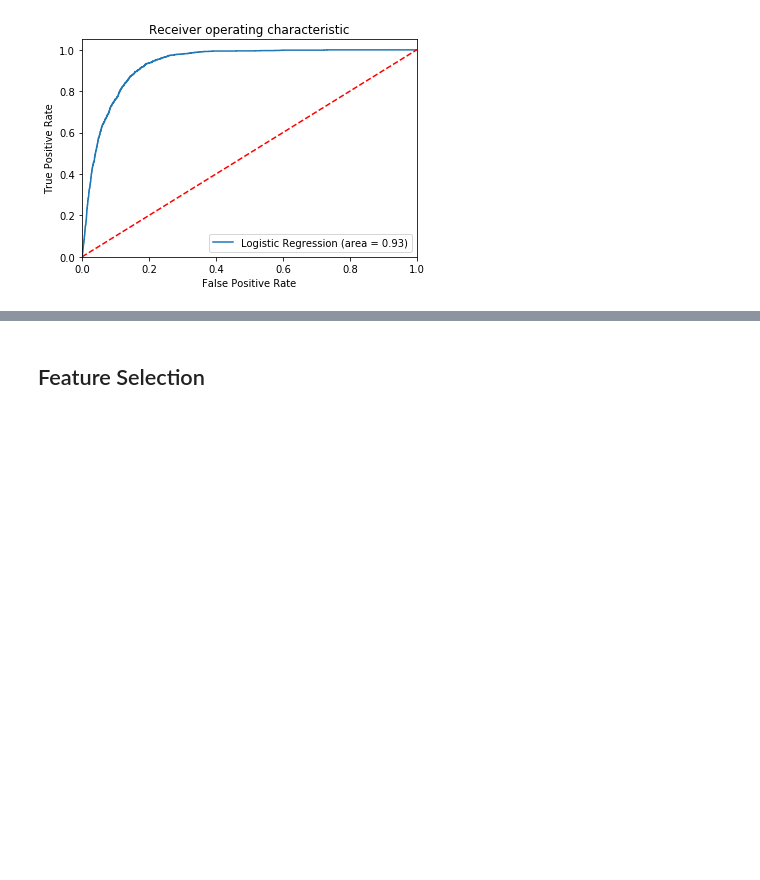
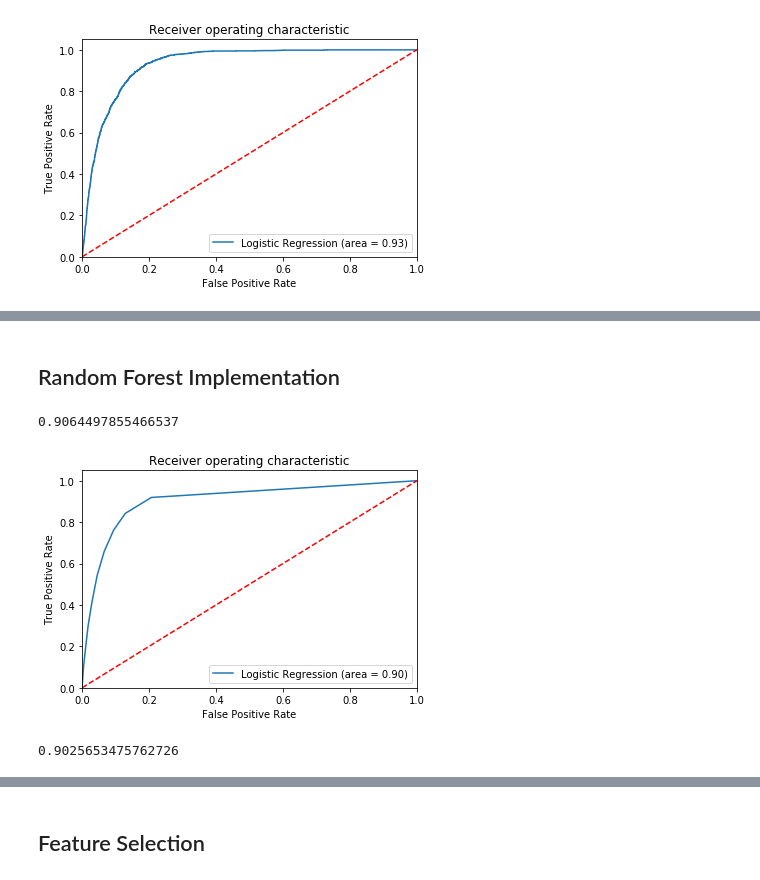
Before and after one commit to finnqiao/bank-logistic, a Jupyter notebook: bank-logistic-v1.ipynb, the cells around one changed output, grey strips where cells are left out. Cells and saved outputs as stored; diff of their text form; code cells hidden in the pictures; blank space fills up the shorter version.

Commit message:
first rf models

```diff
--- a/bank-logistic-v1.ipynb
+++ b/bank-logistic-v1.ipynb
@@ -640,0 +607,2 @@ poly_df = pd.DataFrame(poly_feats_train, columns = poly_feats.get_feature_names(
+# %% [markdown]
+## Random Forest Implementation
@@ -640,0 +611,40 @@ poly_df = pd.DataFrame(poly_feats_train, columns = poly_feats.get_feature_names(
+# %%
+clf = RandomForestClassifier(n_jobs=-1)
+# %%
+X_train, X_test, y_train, y_test = train_test_split(X_df_2, y, test_size = 0.3, random_state = 10)
+X_train.shape, X_test.shape, y_train.shape, y_test.shape
+
+scaler = MinMaxScaler(feature_range = (0,1))
+
+scaler.fit(X_train)
+X_train = scaler.transform(X_train)
+X_test = scaler.transform(X_test)
+
+model_rf = clf.fit(X_train, y_train)
+print(model_rf.score(X_test, y_test))
+# %% [output]
+0.9064497855466537
+# %%
+probs = model_rf.predict_proba(X_test)
+preds = probs[:,1]
+rffpr, rftpr, rfthreshold = metrics.roc_curve(y_test, preds)
+rf_roc_auc = metrics.auc(rffpr, rftpr)
+
+plt.figure()
+plt.plot(rffpr, rftpr, label='Logistic Regression (area = %0.2f)' % rf_roc_auc)
+plt.plot([0, 1], [0, 1],'r--')
+plt.xlim([0.0, 1.0])
+plt.ylim([0.0, 1.05])
+plt.xlabel('False Positive Rate')
+plt.ylabel('True Positive Rate')
+plt.title('Receiver operating characteristic')
+plt.legend(loc="lower right")
+plt.savefig('Log_ROC')
+plt.show()
+# %% [output]
+[figure, added]
+# %%
+model_rf_res = clf.fit(X_train_res, y_train_res)
+print(model_rf_res.score(X_test, y_test))
+# %% [output]
+0.9025653475762726
```
Also changed, not shown: parts of 22 cells of this notebook, 1 other file.
